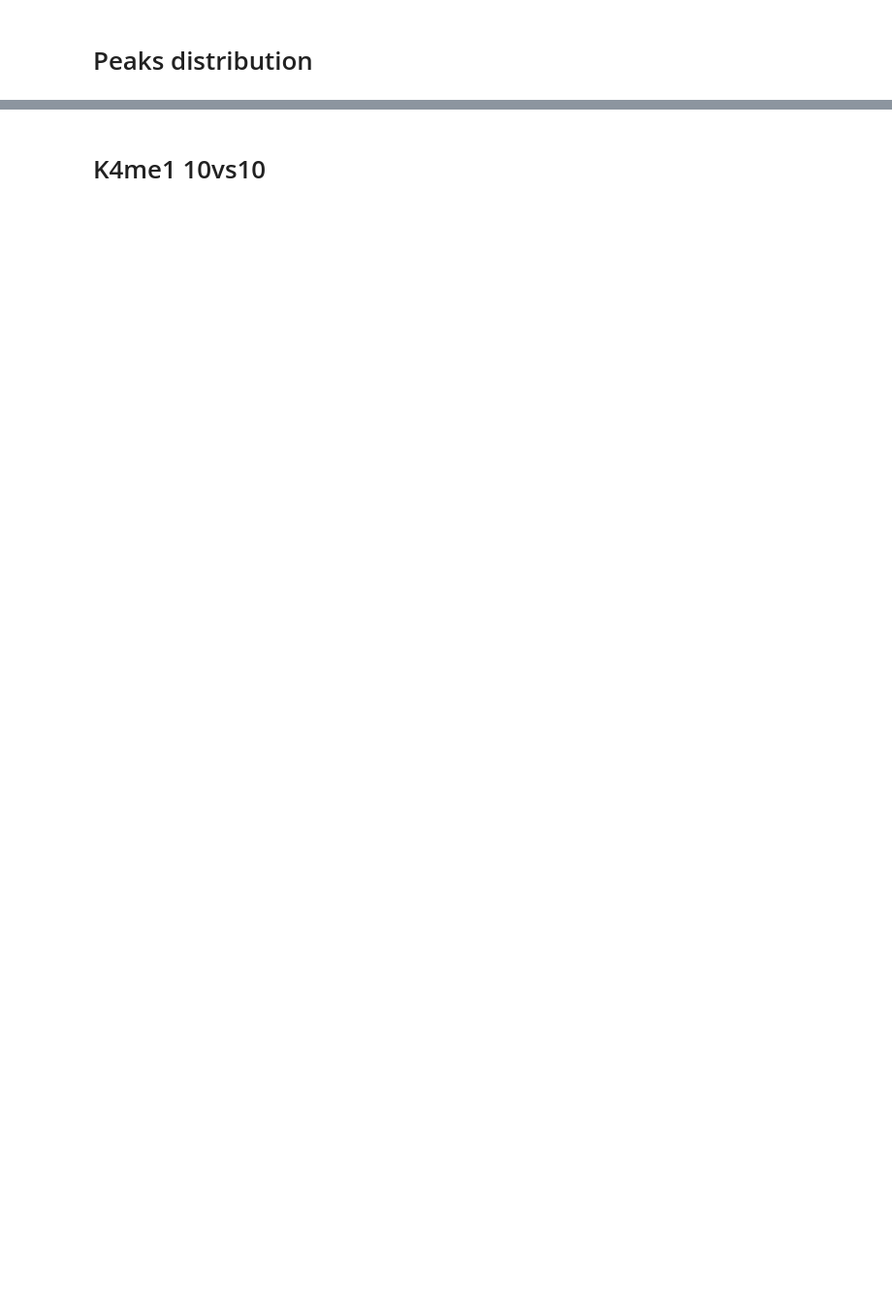
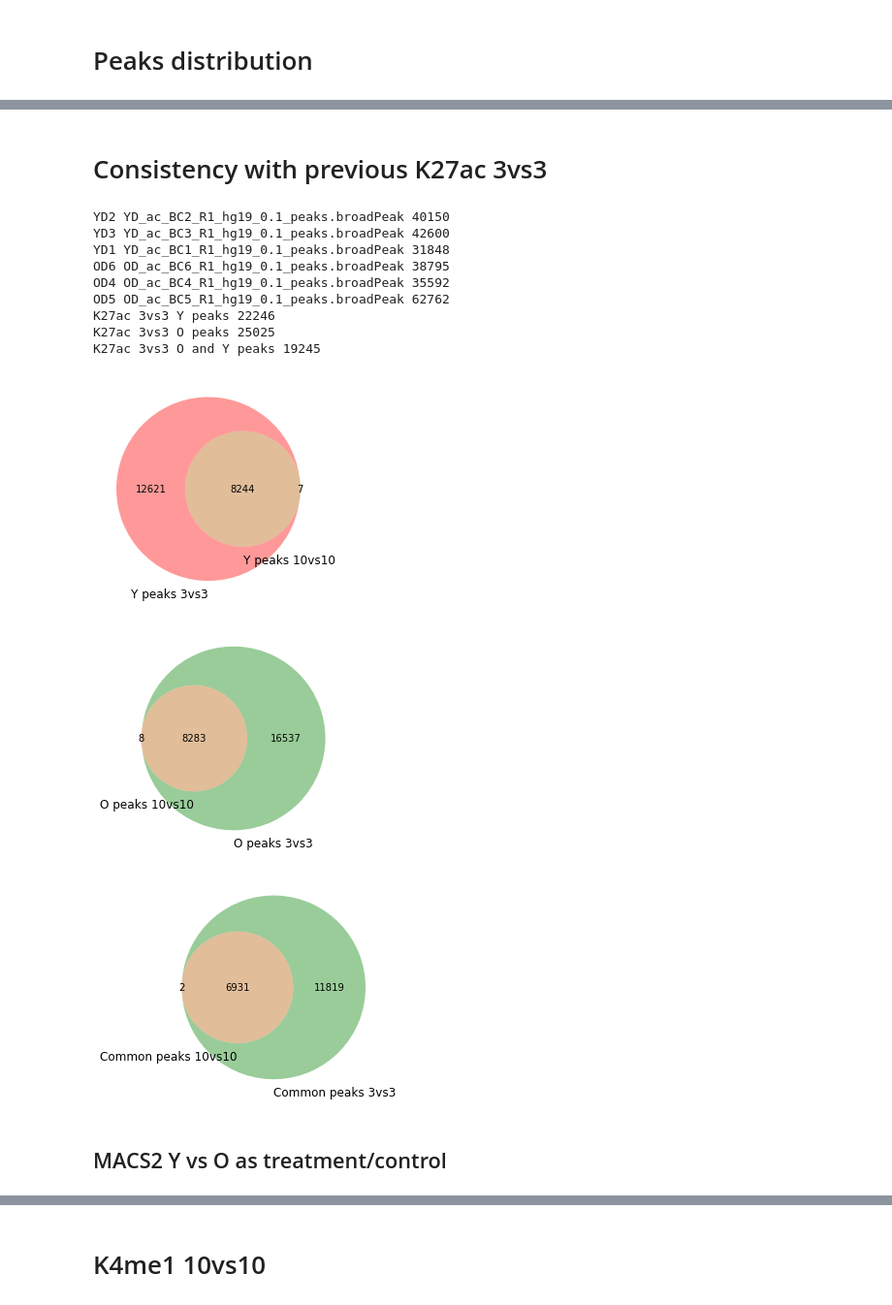
Before and after one commit to JetBrains-Research/washu, a Jupyter notebook: notebooks/10vs10.ipynb, the cells around one changed output, grey strips where cells are left out. Shown: that part at 97% size. Saved outputs shown, nothing was run; the diff lists cells and outputs as text; code cells hidden in the pictures; blank space fills up the shorter version.

```diff
--- a/notebooks/10vs10.ipynb
+++ b/notebooks/10vs10.ipynb
@@ -101,0 +102,53 @@ intersect_peaks(YDS, ODS)
+# %% [markdown]
+# Consistency with previous K27ac 3vs3
+# %%
+K27AC_3VS3_PEAKS_FOLDER='/Volumes/WD/scratch/artyomov_lab_aging/Y10OD10/chipseq/processed/3vs3_2/k27ac_bams_macs_broad_0.1'
+K27AC_3VS3_PEAKS_NAMES={
+    'OD4': 'OD_ac_BC4_R1_hg19_0.1_peaks.broadPeak',
+    'OD5': 'OD_ac_BC5_R1_hg19_0.1_peaks.broadPeak',
+    'OD6': 'OD_ac_BC6_R1_hg19_0.1_peaks.broadPeak',
+    'YD1': 'YD_ac_BC1_R1_hg19_0.1_peaks.broadPeak',
+    'YD2': 'YD_ac_BC2_R1_hg19_0.1_peaks.broadPeak',
+    'YD3': 'YD_ac_BC3_R1_hg19_0.1_peaks.broadPeak'
+}
+K27AC_3VS3_PEAKS={}
+for id, filename in K27AC_3VS3_PEAKS_NAMES.items():
+    K27AC_3VS3_PEAKS[id] = Bed(os.path.join(K27AC_3VS3_PEAKS_FOLDER, filename))
+for n,p in K27AC_3VS3_PEAKS.items():
+    print(n, str(p), p.count())
+
+
+YD_intersection_3vs3 = intersect(*[K27AC_3VS3_PEAKS[k] for k in K27AC_3VS3_PEAKS.keys() if 'Y' in k])
+print('K27ac 3vs3 Y peaks', YD_intersection_3vs3.count())
+
+OD_intersection_3vs3 = intersect(*[K27AC_3VS3_PEAKS[k] for k in K27AC_3VS3_PEAKS.keys() if 'O' in k])
+print('K27ac 3vs3 O peaks', OD_intersection_3vs3.count())
+
+YD_OD_intersection_3vs3 = intersect(YD_intersection_3vs3, OD_intersection_3vs3)
+print('K27ac 3vs3 O and Y peaks', YD_OD_intersection_3vs3.count())
+
+YD_intersection = intersect(*K27ac_YDS.values())
+OD_intersection = intersect(*K27ac_ODS.values())
+YD_OD_intersection = intersect(YD_intersection, OD_intersection)
+
+metapeaks({'Y peaks 10vs10': YD_intersection, 'Y peaks 3vs3': YD_intersection_3vs3})
+plt.show()
+metapeaks({'O peaks 10vs10': OD_intersection, 'O peaks 3vs3': OD_intersection_3vs3})
+plt.show()
+metapeaks({'Common peaks 10vs10': YD_OD_intersection, 'Common peaks 3vs3': YD_OD_intersection_3vs3})
+plt.show()
+# %% [output]
+YD2 YD_ac_BC2_R1_hg19_0.1_peaks.broadPeak 40150
+YD3 YD_ac_BC3_R1_hg19_0.1_peaks.broadPeak 42600
+YD1 YD_ac_BC1_R1_hg19_0.1_peaks.broadPeak 31848
+OD6 OD_ac_BC6_R1_hg19_0.1_peaks.broadPeak 38795
+OD4 OD_ac_BC4_R1_hg19_0.1_peaks.broadPeak 35592
+OD5 OD_ac_BC5_R1_hg19_0.1_peaks.broadPeak 62762
+K27ac 3vs3 Y peaks 22246
+K27ac 3vs3 O peaks 25025
+K27ac 3vs3 O and Y peaks 19245
+[figure, added]
+[figure, added]
+[figure, added]
+# %% [markdown]
+## MACS2 Y vs O as treatment/control
```
Also changed, not shown: parts of 6 cells of this notebook.
